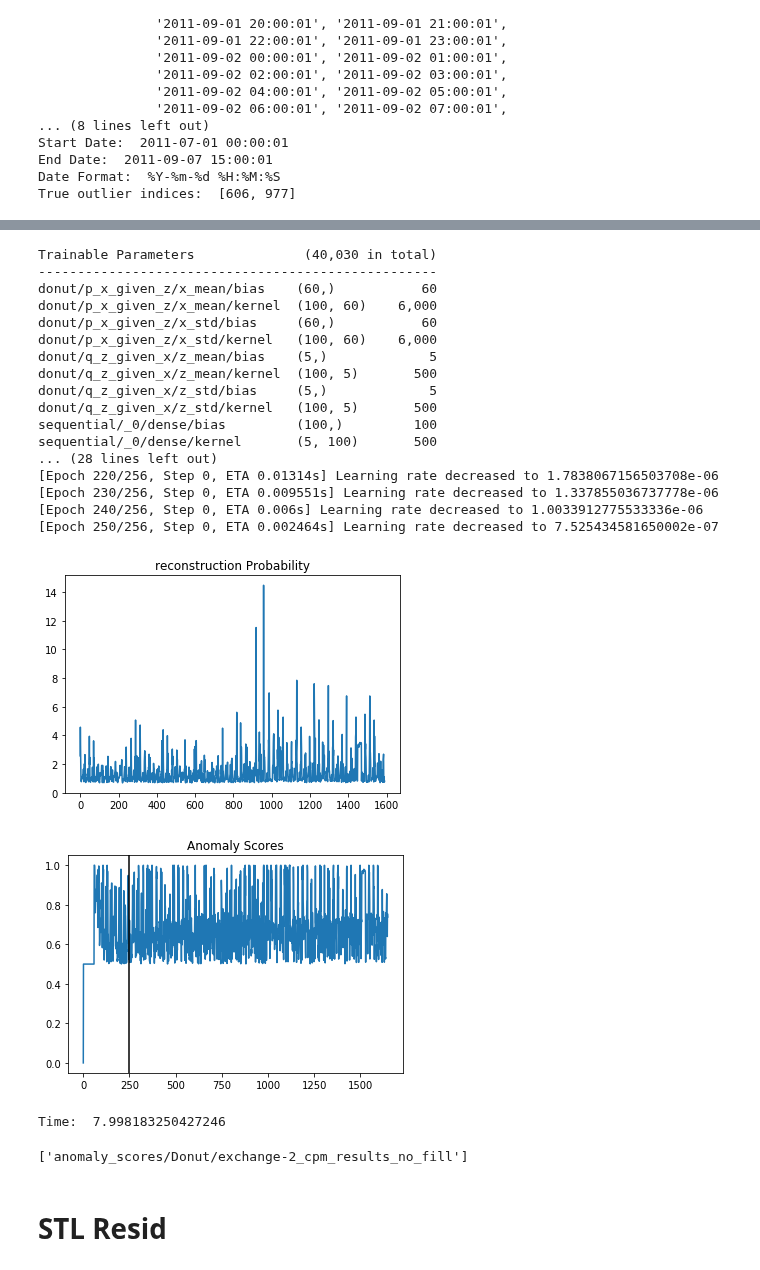
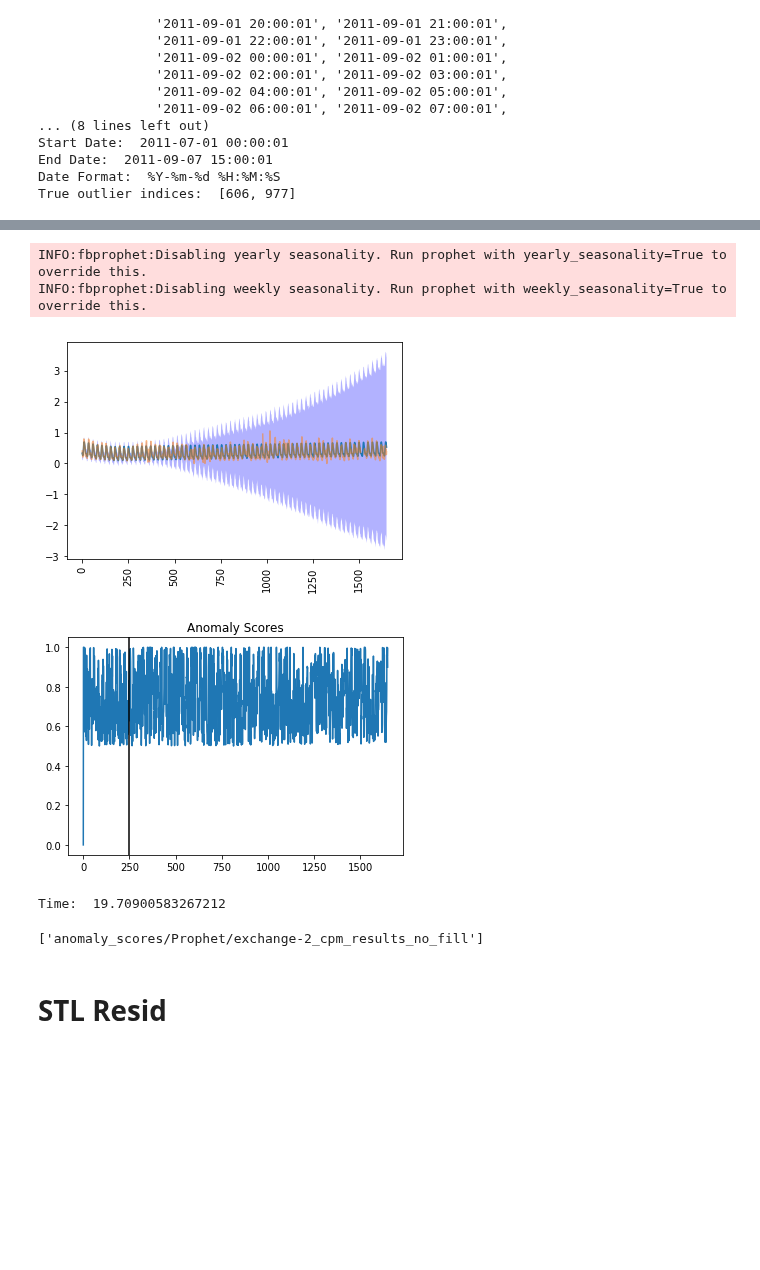
Before and after one commit to dn3kmc/adclasses, a Jupyter notebook: Dataset exchange-2_cpm_results (no fill).ipynb, the cells around one changed output, grey strips where cells are left out. Saved outputs shown, nothing was run; the diff lists cells and outputs as text; code cells hidden in the pictures; blank space fills up the shorter version.

```diff
--- a/Dataset exchange-2_cpm_results (no fill).ipynb
+++ b/Dataset exchange-2_cpm_results (no fill).ipynb
@@ -61,29 +238,21 @@ True outlier indices:  [606, 977]
 # %%
-save_path = "anomaly_scores/Donut/" + dataset_name + "_no_fill"
-output_dict = ad.donut(gaussian_window_size=gaussian_window_size,window_size=60,plot_reconstruction_prob=True, plot_anomaly_score=True)
+save_path = "anomaly_scores/Prophet/" + dataset_name+ "_no_fill"
+output_dict = ad.facebook_prophet(gaussian_window_size=gaussian_window_size,
+                                  daily_seasonality=True,
+                                  seasonality_prior_scale=1,
+                                  seasonality_mode="additive",
+                                  changepoint_prior_scale=.2,
+                                  step_size=100,
+                                  plot_forecast=True,
+                                  plot_anomaly_score=True)
 print("Time: ", output_dict["Time"])
 joblib.dump(output_dict, save_path)
 # %% [output]
-Trainable Parameters              (40,030 in total)
----------------------------------------------------
-donut/p_x_given_z/x_mean/bias    (60,)           60
-donut/p_x_given_z/x_mean/kernel  (100, 60)    6,000
-donut/p_x_given_z/x_std/bias     (60,)           60
-donut/p_x_given_z/x_std/kernel   (100, 60)    6,000
-donut/q_z_given_x/z_mean/bias    (5,)             5
-donut/q_z_given_x/z_mean/kernel  (100, 5)       500
-donut/q_z_given_x/z_std/bias     (5,)             5
-donut/q_z_given_x/z_std/kernel   (100, 5)       500
-sequential/_0/dense/bias         (100,)         100
-sequential/_0/dense/kernel       (5, 100)       500
-... (28 lines left out)
-[Epoch 220/256, Step 0, ETA 0.01314s] Learning rate decreased to 1.7838067156503708e-06
-[Epoch 230/256, Step 0, ETA 0.009551s] Learning rate decreased to 1.337855036737778e-06
-[Epoch 240/256, Step 0, ETA 0.006s] Learning rate decreased to 1.0033912775533336e-06
-[Epoch 250/256, Step 0, ETA 0.002464s] Learning rate decreased to 7.525434581650002e-07
+INFO:fbprophet:Disabling yearly seasonality. Run prophet with yearly_seasonality=True to override this.
+INFO:fbprophet:Disabling weekly seasonality. Run prophet with weekly_seasonality=True to override this.
-[figure, old version]
+[figure, new version]
-[figure, old version]
+[figure, new version]
-Time:  7.998183250427246
+Time:  19.70900583267212
-['anomaly_scores/Donut/exchange-2_cpm_results_no_fill']
+['anomaly_scores/Prophet/exchange-2_cpm_results_no_fill']
 # %% [markdown]
 # STL Resid
```
Also changed, not shown: parts of 9 cells of this notebook, 38 other files.
